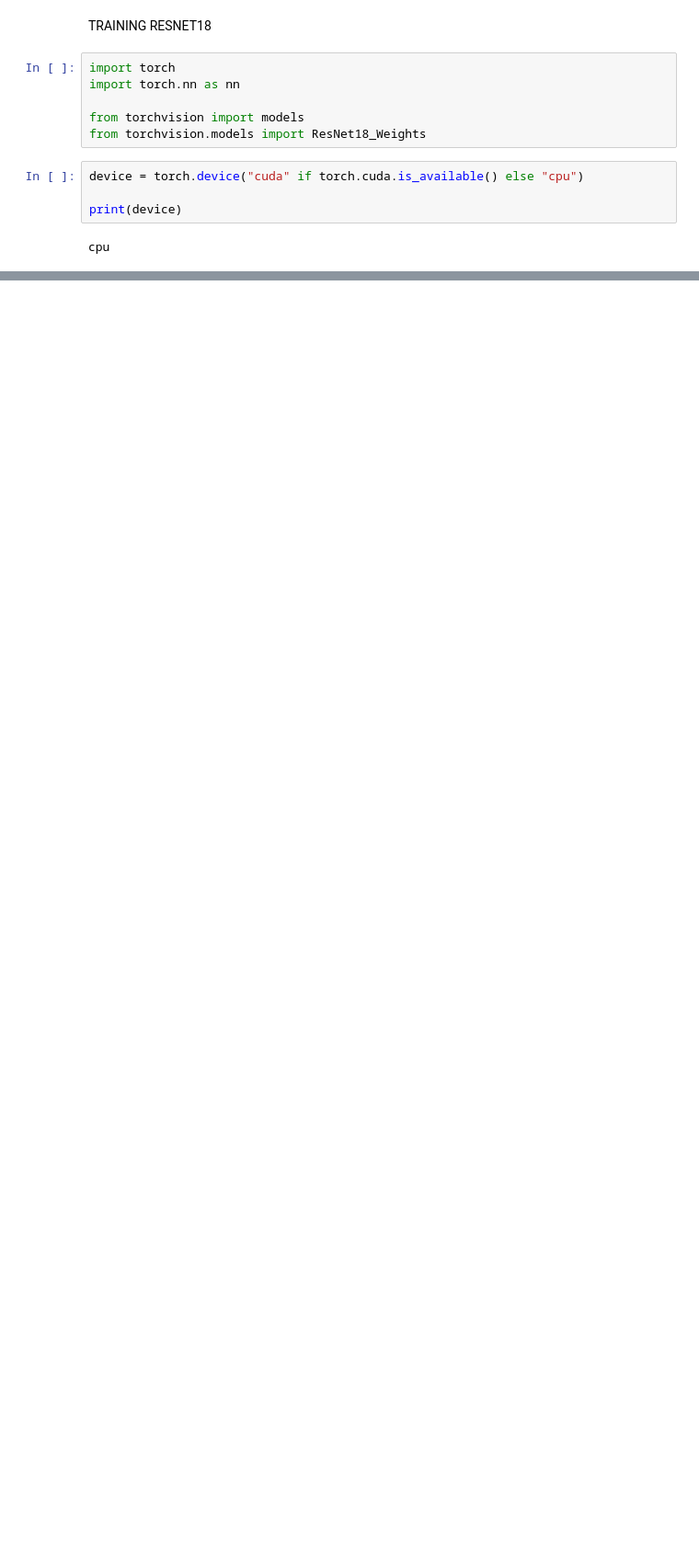
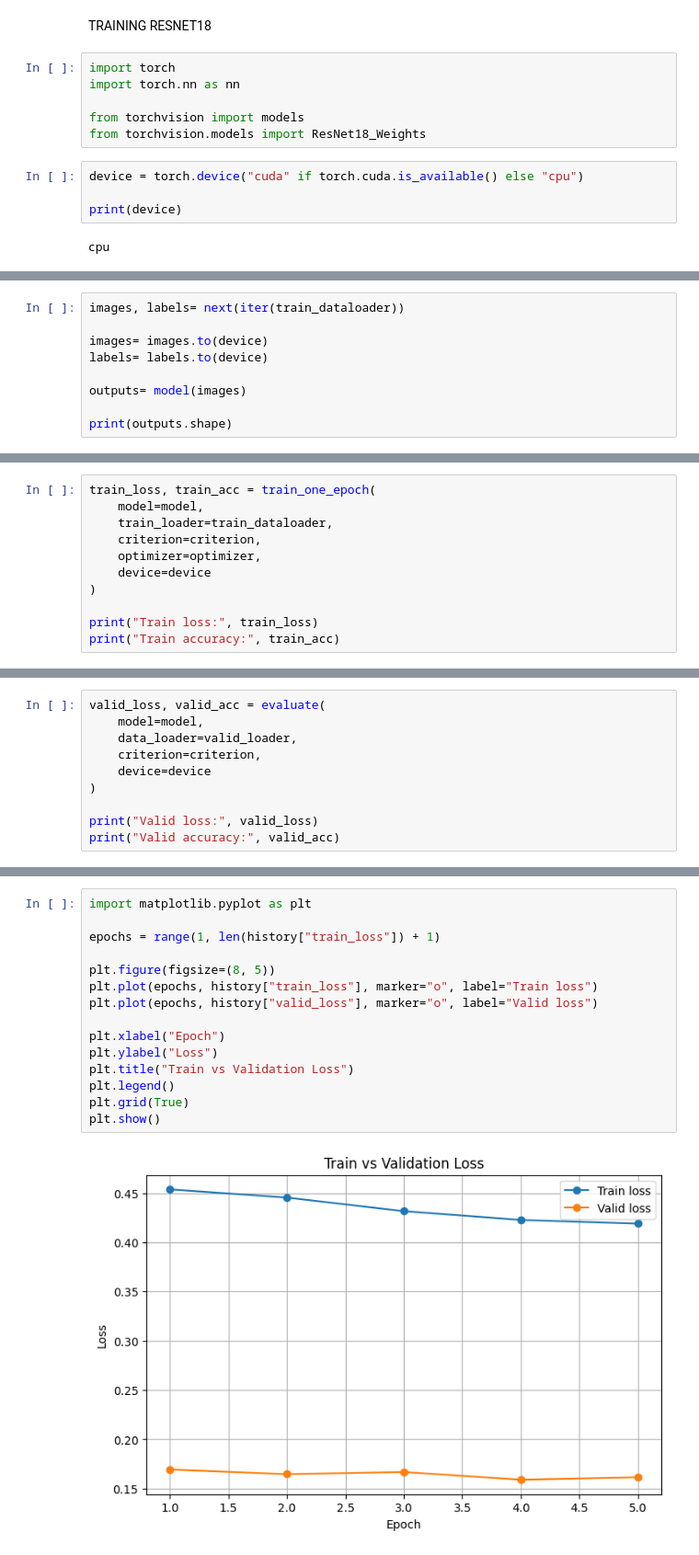
Before and after one commit to DavidDanell/PyTorch, a Jupyter notebook: CNN_pracice/notebooks/training_resnet.ipynb, the cells around one changed output, grey strips where cells are left out. Shown at 92% size. Cells and saved outputs as stored; diff of their text form; blank space fills up the shorter version.

Commit message:
model traning resnet

```diff
--- a/CNN_pracice/notebooks/training_resnet.ipynb
+++ b/CNN_pracice/notebooks/training_resnet.ipynb
@@ -284,0 +298,9 @@ Downloading: "https://download.pytorch.org/models/resnet18-f37072fd.pth" to C:\U
+# %%
+images, labels= next(iter(train_dataloader))
+
+images= images.to(device)
+labels= labels.to(device)
+
+outputs= model(images)
+
+print(outputs.shape)
@@ -284,0 +379,11 @@ Downloading: "https://download.pytorch.org/models/resnet18-f37072fd.pth" to C:\U
+# %%
+train_loss, train_acc = train_one_epoch(
+    model=model,
+    train_loader=train_dataloader,
+    criterion=criterion,
+    optimizer=optimizer,
+    device=device
+)
+
+print("Train loss:", train_loss)
+print("Train accuracy:", train_acc)
@@ -284,0 +422,10 @@ Downloading: "https://download.pytorch.org/models/resnet18-f37072fd.pth" to C:\U
+# %%
+valid_loss, valid_acc = evaluate(
+    model=model,
+    data_loader=valid_loader,
+    criterion=criterion,
+    device=device
+)
+
+print("Valid loss:", valid_loss)
+print("Valid accuracy:", valid_acc)
@@ -284,0 +493,17 @@ Downloading: "https://download.pytorch.org/models/resnet18-f37072fd.pth" to C:\U
+# %%
+import matplotlib.pyplot as plt
+
+epochs = range(1, len(history["train_loss"]) + 1)
+
+plt.figure(figsize=(8, 5))
+plt.plot(epochs, history["train_loss"], marker="o", label="Train loss")
+plt.plot(epochs, history["valid_loss"], marker="o", label="Valid loss")
+
+plt.xlabel("Epoch")
+plt.ylabel("Loss")
+plt.title("Train vs Validation Loss")
+plt.legend()
+plt.grid(True)
+plt.show()
+# %% [output]
+[figure, added]
```
Also changed, not shown: parts of 45 cells of this notebook.
